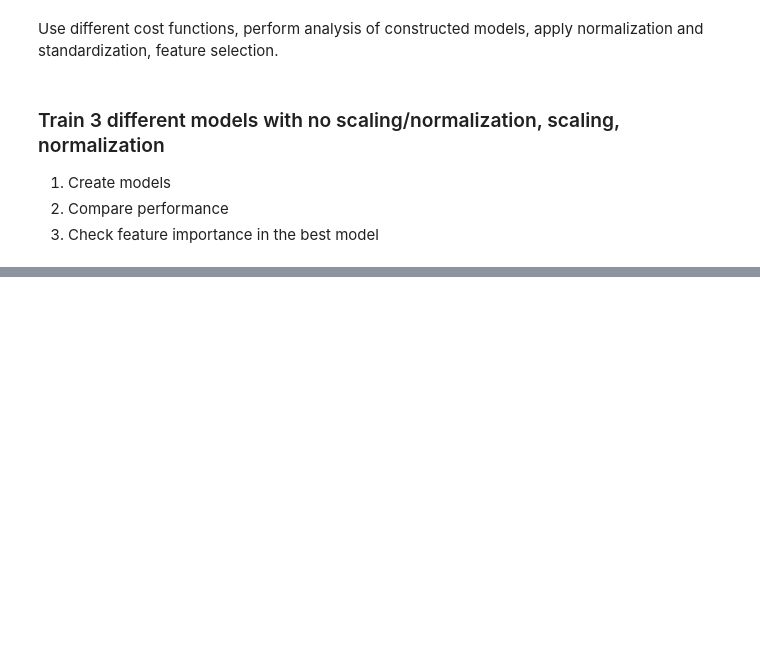
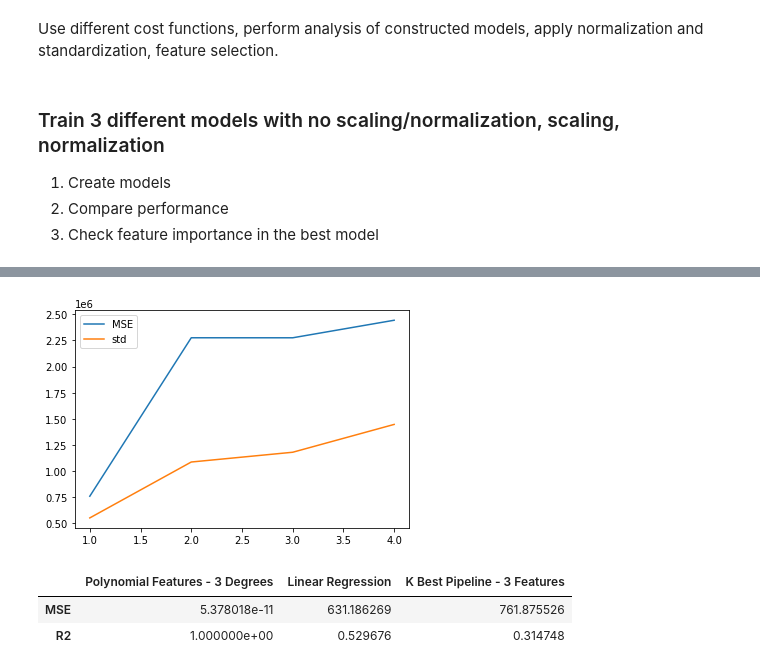
Before and after one commit to sharyar/vigilant-meme, a Jupyter notebook: task1_notebook.ipynb, the cells around one changed output, grey strips where cells are left out. Drawn from its saved outputs; the diff is of its cells as text; code cells hidden in the pictures; blank space fills up the shorter version.

```diff
--- a/task1_notebook.ipynb
+++ b/task1_notebook.ipynb
@@ -207,0 +437,28 @@ pd.DataFrame(scores, index=['R2'])
+# %%
+# Comparing Degrees and performance:
+def compute_mse_cv(X, Y, n_degree=5):
+    mse = []
+    std = []
+    for degree in range(1,n_degree):
+        poly_features = PolynomialFeatures(degree=degree)
+        sklreg = linear_model.LinearRegression()
+        pipeline = Pipeline([("polynomial_features", poly_features),
+                             ("linear_regression", sklreg)])
+        pipeline.fit(X, Y)
+
+        # Evaluate the models using cross validation
+        scores = cross_val_score(pipeline, X, Y,
+                                 scoring="neg_mean_squared_error",
+                                 cv=10, error_score=np.nan)
+
+        mse.append(-scores.mean())
+        std.append(scores.std())
+    return mse,std
+# %%
+mse,std = compute_mse_cv(X_train,Y_train)
+# %%
+plt.plot(range(1,len(mse)+1),mse, label='MSE')
+plt.plot(range(1,len(std)+1),std, label='std')
+plt.legend();
+# %% [output]
+[figure, added]
@@ -207,0 +472,31 @@ pd.DataFrame(scores, index=['R2'])
+# %%
+poly_pipeline.fit(X, Y)
+raw_regressor.fit(X, Y)
+kbest_pipe.fit(X_poly, Y)
+
+predictions = {
+    'Polynomial Features - 3 Degrees' : poly_pipeline.predict(X),
+    'Linear Regression' : raw_regressor.predict(X),
+    'K Best Pipeline - 3 Features': kbest_pipe.predict(X_poly)
+}
+
+scores_pipe = {
+    'Polynomial Features - 3 Degrees': [
+        mean_squared_error(Y, predictions['Polynomial Features - 3 Degrees'], squared=False),
+        r2_score(Y, predictions['Polynomial Features - 3 Degrees'])
+    ],
+    'Linear Regression': [
+        mean_squared_error(Y, predictions['Linear Regression'], squared=False),
+        r2_score(Y, predictions['Linear Regression'])
+    ],
+    'K Best Pipeline - 3 Features': [
+        mean_squared_error(Y, predictions['K Best Pipeline - 3 Features'], squared=False),
+        r2_score(Y, predictions['K Best Pipeline - 3 Features'])
+    ]
+}
+
+pd.DataFrame(scores_pipe, index=['MSE', 'R2'])
+# %% [output]
+|  | Polynomial Features - 3 Degrees | Linear Regression | K Best Pipeline - 3 Features |
+| MSE | 5.378018e-11 | 631.186269 | 761.875526 |
+| R2 | 1.000000e+00 | 0.529676 | 0.314748 |
```
Also changed, not shown: parts of 37 cells of this notebook.
